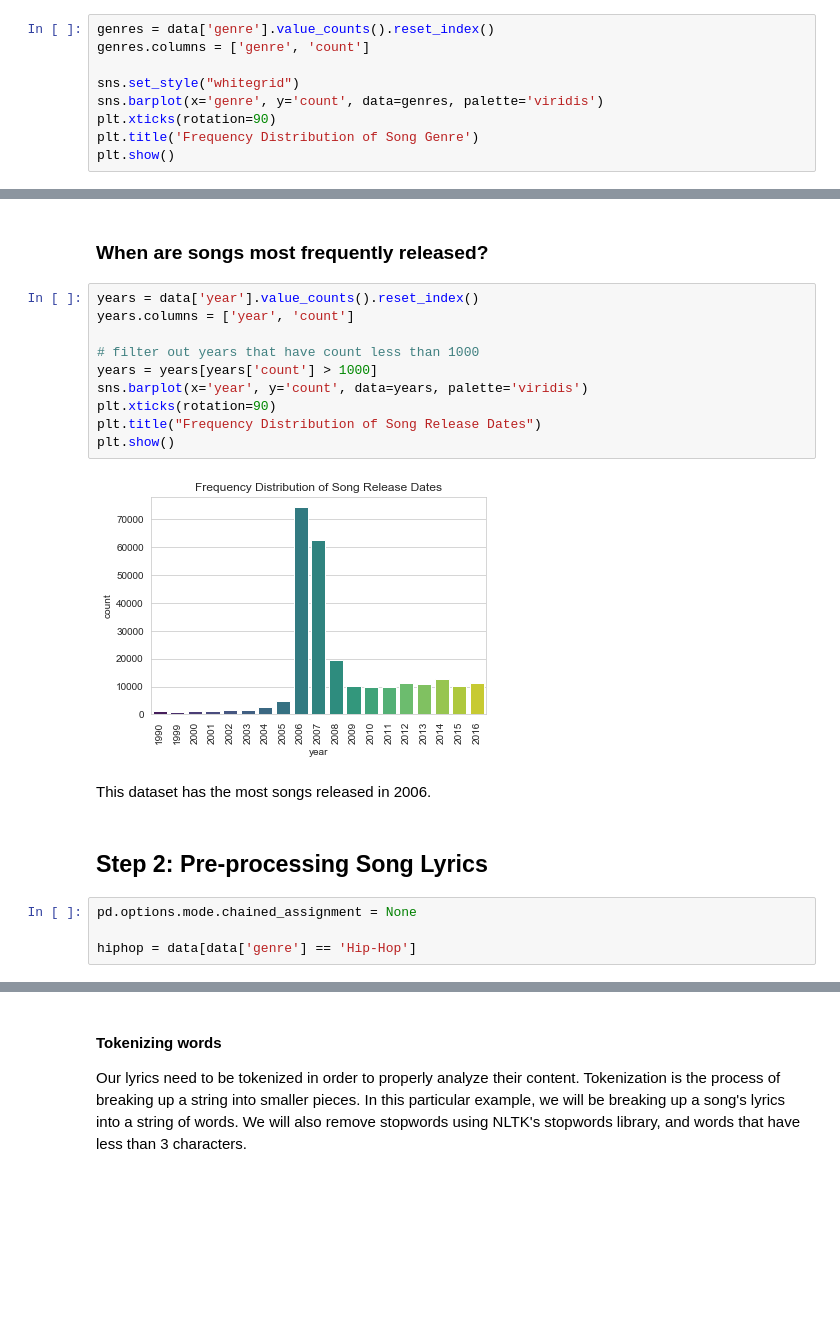
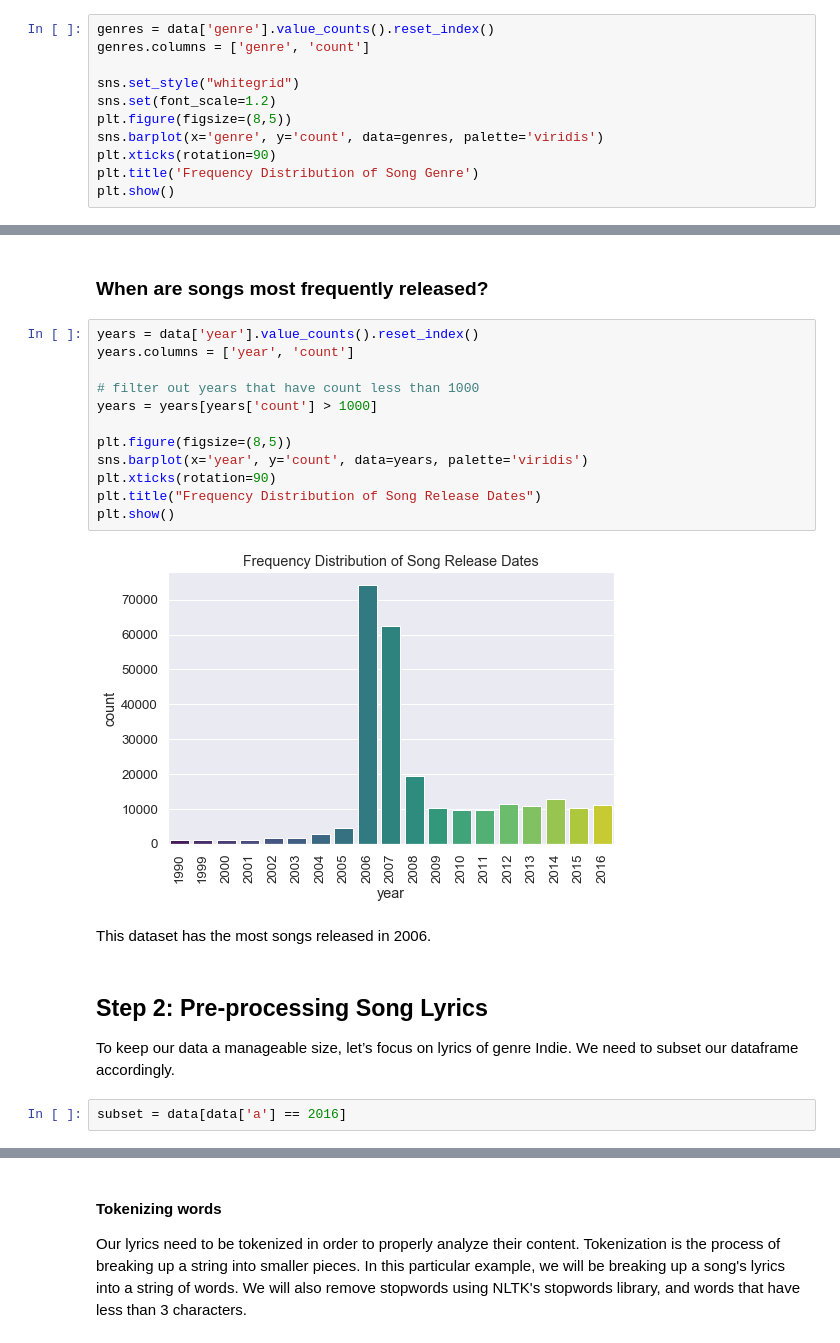
Before and after one commit to topspinj/NLPlyrics, a Jupyter notebook: lyrics-preprocess.ipynb, the cells around one changed output, grey strips where cells are left out. Cells and saved outputs as stored; diff of their text form; blank space fills up the shorter version.

```diff
--- a/lyrics-preprocess.ipynb
+++ b/lyrics-preprocess.ipynb
@@ -57,6 +57,8 @@ genres = data['genre'].value_counts().reset_index()
 genres.columns = ['genre', 'count']
 
 sns.set_style("whitegrid")
+sns.set(font_scale=1.2)
+plt.figure(figsize=(8,5))
 sns.barplot(x='genre', y='count', data=genres, palette='viridis')
 plt.xticks(rotation=90)
 plt.title('Frequency Distribution of Song Genre')
@@ -97,20 +99,22 @@ The artist with the most songs in this dataset is dolly-parton.
 # %%
 years = data['year'].value_counts().reset_index()
 years.columns = ['year', 'count']
 
 # filter out years that have count less than 1000
 years = years[years['count'] > 1000]
+
+plt.figure(figsize=(8,5))
 sns.barplot(x='year', y='count', data=years, palette='viridis')
 plt.xticks(rotation=90)
 plt.title("Frequency Distribution of Song Release Dates")
 plt.show()
 # %% [output]
-[figure, old version]
+[figure, new version]
 # %% [markdown]
 This dataset has the most songs released in 2006.
-# %% [markdown]
-## Step 2: Pre-processing Song Lyrics
-# %%
-pd.options.mode.chained_assignment = None
-
-hiphop = data[data['genre'] == 'Hip-Hop']
+# %% [markdown]
+## Step 2: Pre-processing Song Lyrics
+
+To keep our data a manageable size, let’s focus on lyrics of genre Indie. We need to subset our dataframe accordingly.
+# %%
+subset = data[data['a'] == 2016]
```
Also changed, not shown: parts of 15 cells of this notebook.
